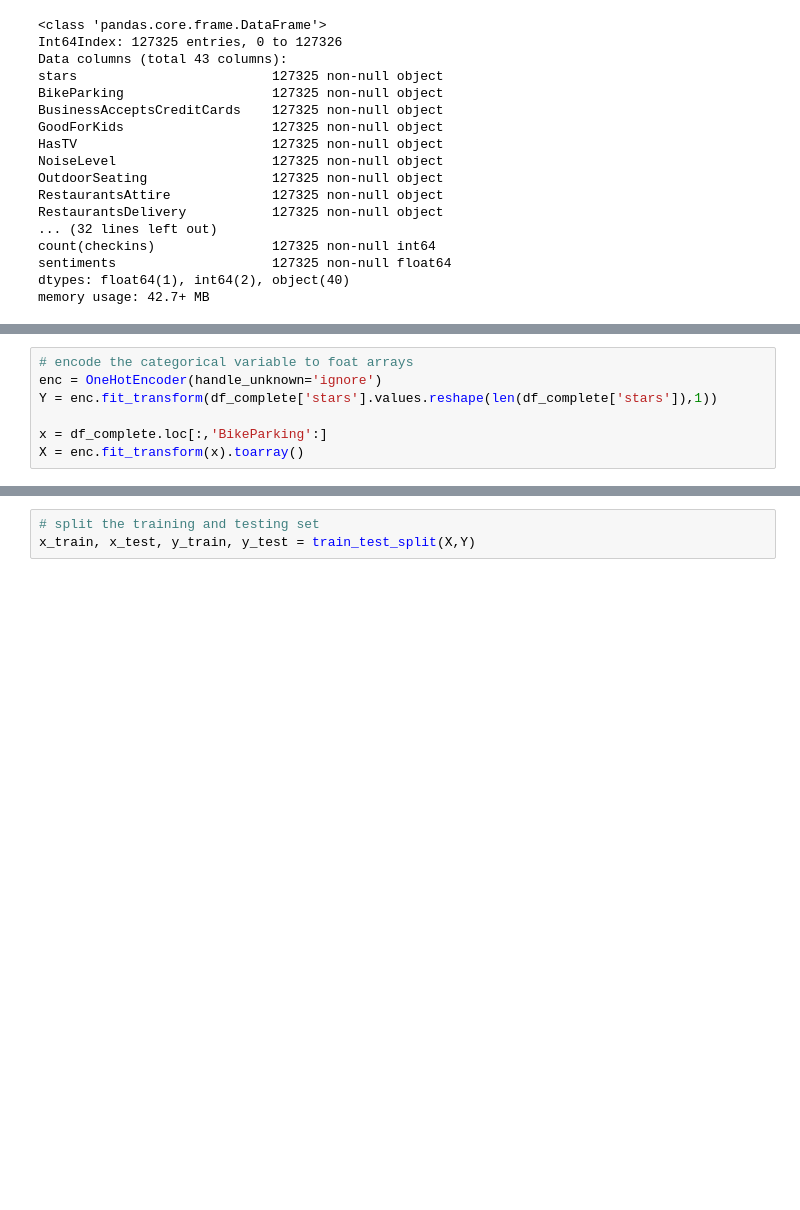
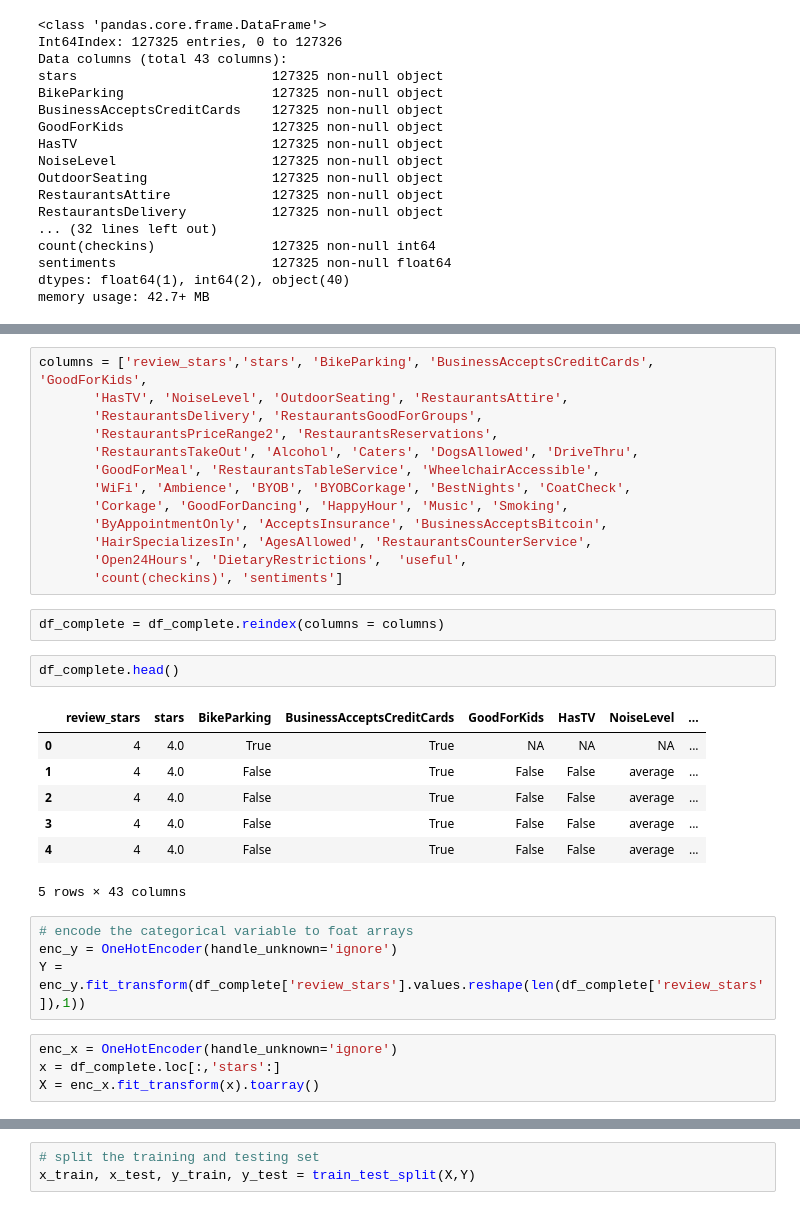
Before and after one commit to Zackkkliu/Yelp_review, a Jupyter notebook: Machine learning.ipynb, the cells around one changed output, grey strips where cells are left out. Saved outputs shown, nothing was run; the diff lists cells and outputs as text; blank space fills up the shorter version.

```diff
--- a/Machine learning.ipynb
+++ b/Machine learning.ipynb
@@ -109,10 +136,36 @@ memory usage: 42.7+ MB
+# %%
+columns = ['review_stars','stars', 'BikeParking', 'BusinessAcceptsCreditCards', 'GoodForKids',
+       'HasTV', 'NoiseLevel', 'OutdoorSeating', 'RestaurantsAttire',
+       'RestaurantsDelivery', 'RestaurantsGoodForGroups',
+       'RestaurantsPriceRange2', 'RestaurantsReservations',
+       'RestaurantsTakeOut', 'Alcohol', 'Caters', 'DogsAllowed', 'DriveThru',
+       'GoodForMeal', 'RestaurantsTableService', 'WheelchairAccessible',
+       'WiFi', 'Ambience', 'BYOB', 'BYOBCorkage', 'BestNights', 'CoatCheck',
+       'Corkage', 'GoodForDancing', 'HappyHour', 'Music', 'Smoking',
+       'ByAppointmentOnly', 'AcceptsInsurance', 'BusinessAcceptsBitcoin',
+       'HairSpecializesIn', 'AgesAllowed', 'RestaurantsCounterService',
+       'Open24Hours', 'DietaryRestrictions',  'useful',
+       'count(checkins)', 'sentiments']
+# %%
+df_complete = df_complete.reindex(columns = columns)
+# %%
+df_complete.head()
+# %% [output]
+|  | review_stars | stars | BikeParking | BusinessAcceptsCreditCards | GoodForKids | HasTV | NoiseLevel | ... |
+| 0 | 4 | 4.0 | True | True | NA | NA | NA | ... |
+| 1 | 4 | 4.0 | False | True | False | False | average | ... |
+| 2 | 4 | 4.0 | False | True | False | False | average | ... |
+| 3 | 4 | 4.0 | False | True | False | False | average | ... |
+| 4 | 4 | 4.0 | False | True | False | False | average | ... |
+5 rows × 43 columns
 # %%
 # encode the categorical variable to foat arrays
-enc = OneHotEncoder(handle_unknown='ignore')
-Y = enc.fit_transform(df_complete['stars'].values.reshape(len(df_complete['stars']),1))
-
-x = df_complete.loc[:,'BikeParking':]
-X = enc.fit_transform(x).toarray()
+enc_y = OneHotEncoder(handle_unknown='ignore')
+Y = enc_y.fit_transform(df_complete['review_stars'].values.reshape(len(df_complete['review_stars']),1))
+# %%
+enc_x = OneHotEncoder(handle_unknown='ignore')
+x = df_complete.loc[:,'stars':]
+X = enc_x.fit_transform(x).toarray()
 # %%
 Y.shape
 # %% [output]
```
Also changed, not shown: parts of 18 cells of this notebook, 1 other file.
